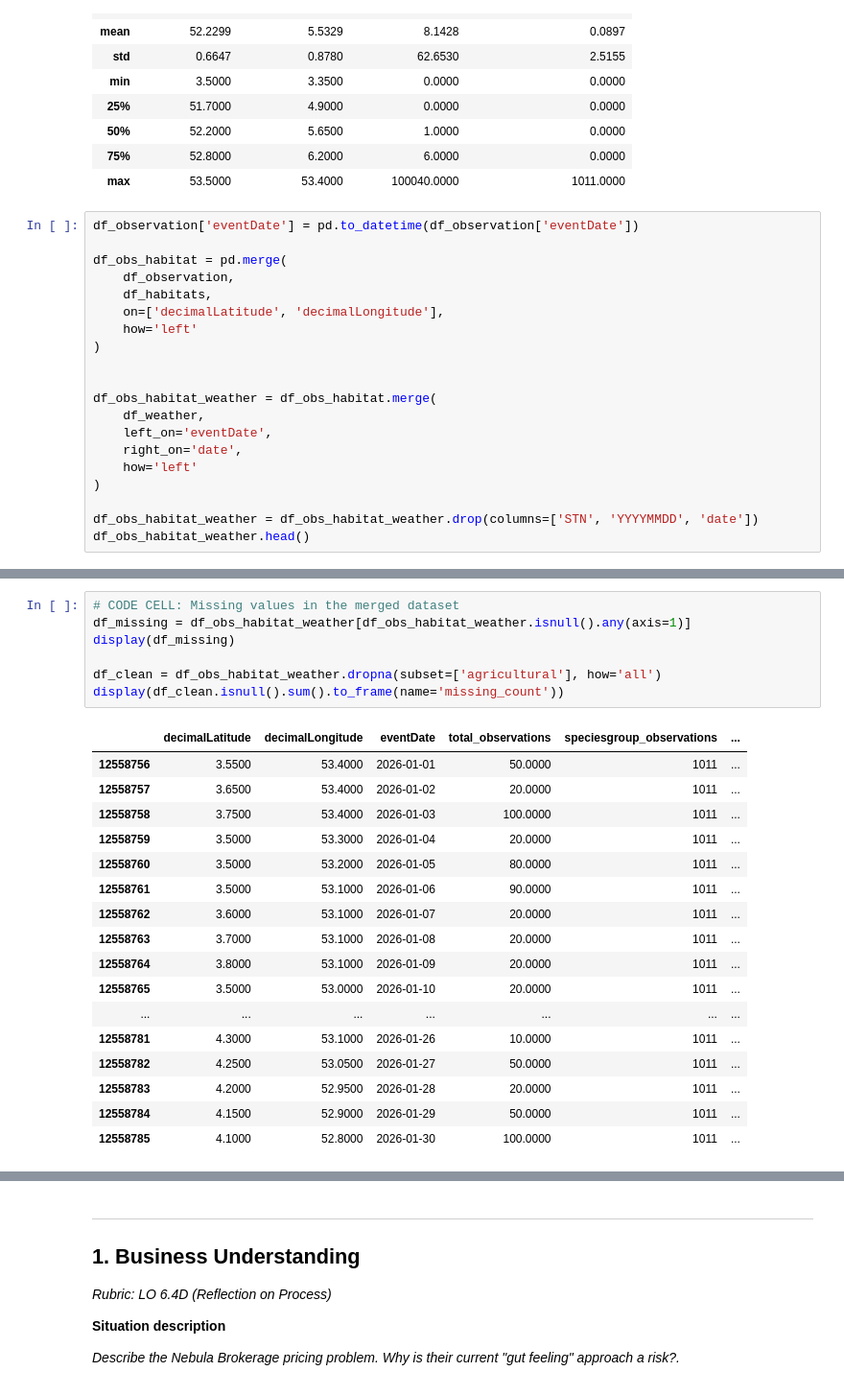
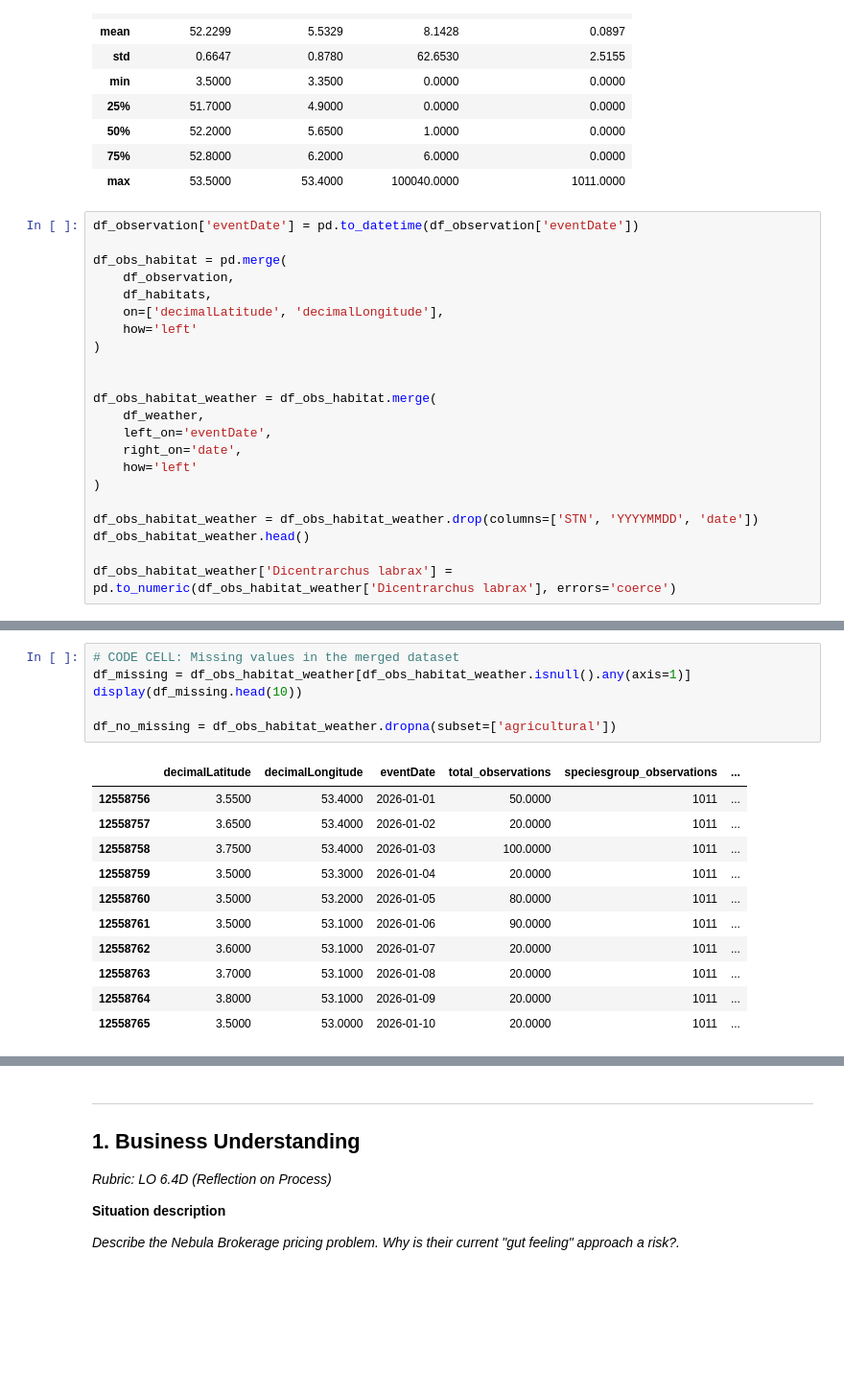
Before and after one commit to XueHu2222/DSAI, a Jupyter notebook: assignment_template_it1.ipynb, the cells around one changed output, grey strips where cells are left out. Shown at 96% size. Drawn from its saved outputs; the diff is of its cells as text; blank space fills up the shorter version.

```diff
--- a/assignment_template_it1.ipynb
+++ b/assignment_template_it1.ipynb
@@ -103,3 +103,5 @@ df_obs_habitat_weather = df_obs_habitat.merge(
 
 df_obs_habitat_weather = df_obs_habitat_weather.drop(columns=['STN', 'YYYYMMDD', 'date'])
 df_obs_habitat_weather.head()
+
+df_obs_habitat_weather['Dicentrarchus labrax'] = pd.to_numeric(df_obs_habitat_weather['Dicentrarchus labrax'], errors='coerce')
@@ -113,25 +108,18 @@ df_obs_habitat_weather.head()
 # %%
 # CODE CELL: Missing values in the merged dataset
 df_missing = df_obs_habitat_weather[df_obs_habitat_weather.isnull().any(axis=1)]
-display(df_missing)
+display(df_missing.head(10))
 
-df_clean = df_obs_habitat_weather.dropna(subset=['agricultural'], how='all')
-display(df_clean.isnull().sum().to_frame(name='missing_count'))
+df_no_missing = df_obs_habitat_weather.dropna(subset=['agricultural'])
 # %% [output]
 |  | decimalLatitude | decimalLongitude | eventDate | total_observations | speciesgroup_observations | ... |
 | 12558756 | 3.5500 | 53.4000 | 2026-01-01 | 50.0000 | 1011 | ... |
 | 12558757 | 3.6500 | 53.4000 | 2026-01-02 | 20.0000 | 1011 | ... |
 | 12558758 | 3.7500 | 53.4000 | 2026-01-03 | 100.0000 | 1011 | ... |
 | 12558759 | 3.5000 | 53.3000 | 2026-01-04 | 20.0000 | 1011 | ... |
 | 12558760 | 3.5000 | 53.2000 | 2026-01-05 | 80.0000 | 1011 | ... |
 | 12558761 | 3.5000 | 53.1000 | 2026-01-06 | 90.0000 | 1011 | ... |
 | 12558762 | 3.6000 | 53.1000 | 2026-01-07 | 20.0000 | 1011 | ... |
 | 12558763 | 3.7000 | 53.1000 | 2026-01-08 | 20.0000 | 1011 | ... |
 | 12558764 | 3.8000 | 53.1000 | 2026-01-09 | 20.0000 | 1011 | ... |
 | 12558765 | 3.5000 | 53.0000 | 2026-01-10 | 20.0000 | 1011 | ... |
-| ... | ... | ... | ... | ... | ... | ... |
-| 12558781 | 4.3000 | 53.1000 | 2026-01-26 | 10.0000 | 1011 | ... |
-| 12558782 | 4.2500 | 53.0500 | 2026-01-27 | 50.0000 | 1011 | ... |
-| 12558783 | 4.2000 | 52.9500 | 2026-01-28 | 20.0000 | 1011 | ... |
-| 12558784 | 4.1500 | 52.9000 | 2026-01-29 | 50.0000 | 1011 | ... |
-| 12558785 | 4.1000 | 52.8000 | 2026-01-30 | 100.0000 | 1011 | ... |
```
Also changed, not shown: parts of 12 cells of this notebook.
